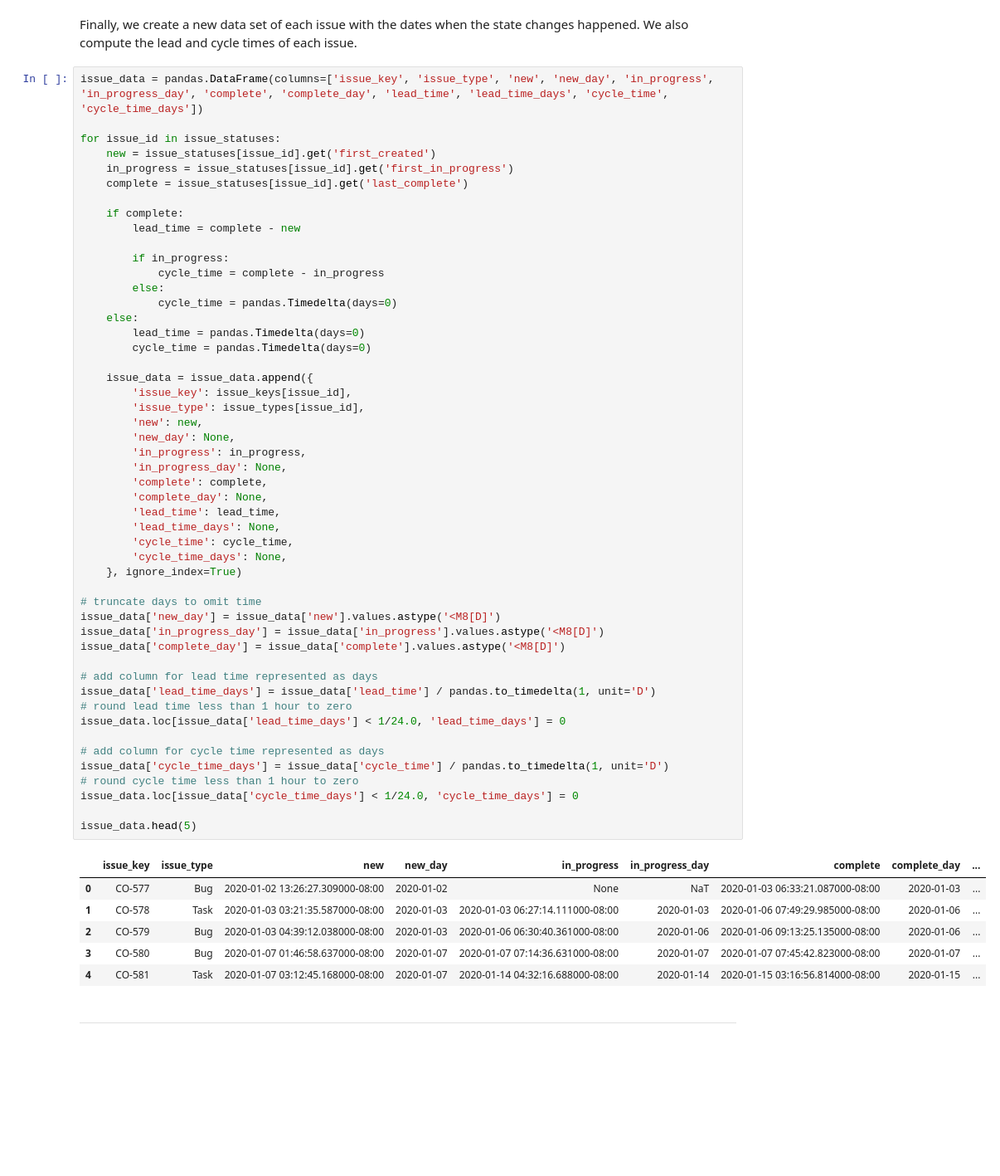
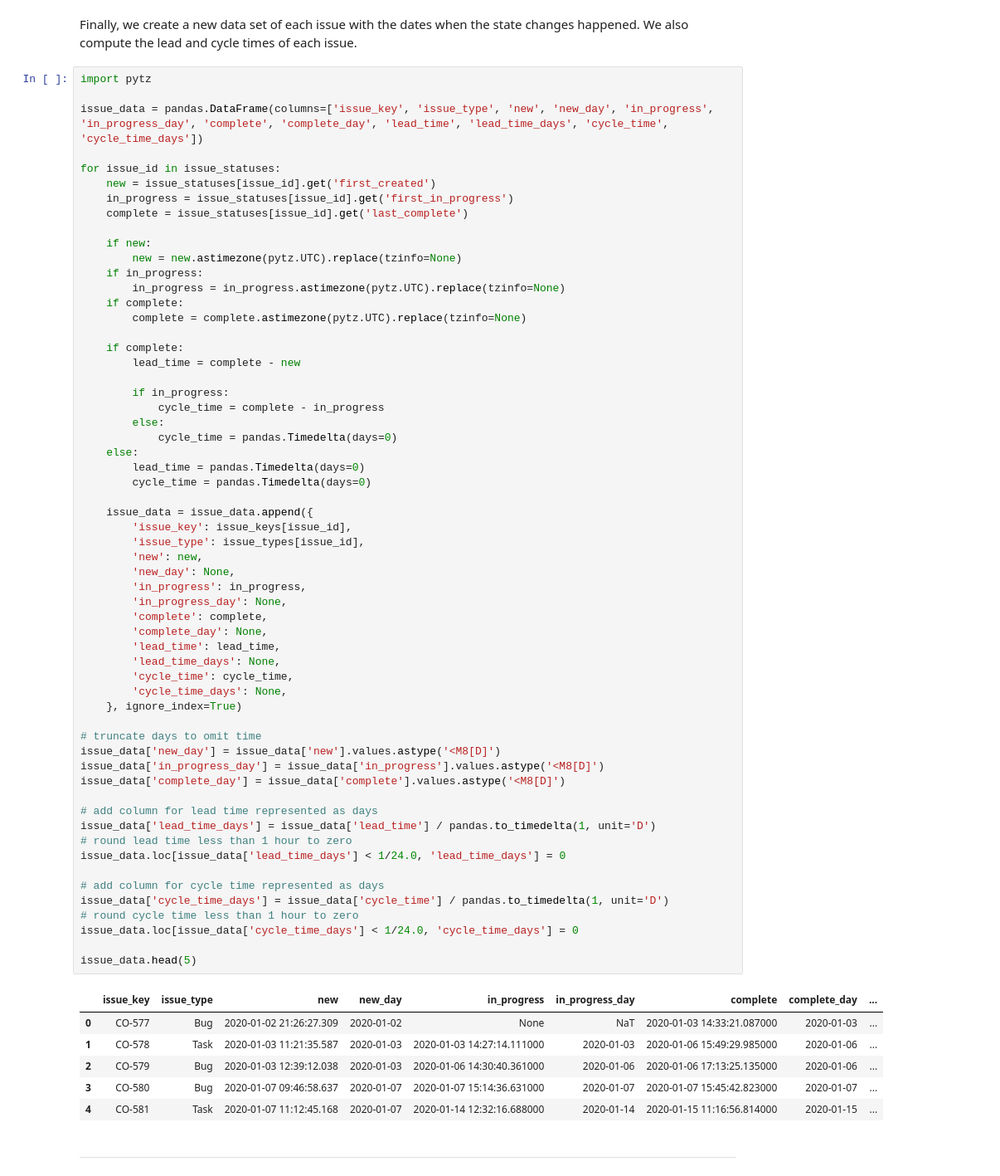
Before and after one commit to jsherer/kanban-metrics, a Jupyter notebook: kanban.ipynb, the cells around one changed output. Shown at 83% size. Drawn from its saved outputs; the diff is of its cells as text; blank space fills up the shorter version.

```diff
--- a/kanban.ipynb
+++ b/kanban.ipynb
@@ -83,12 +83,21 @@ for issue_id, issue in issues.items():
 # %% [markdown]
 Finally, we create a new data set of each issue with the dates when the state changes happened. We also compute the lead and cycle times of each issue.
 # %%
+import pytz
+
 issue_data = pandas.DataFrame(columns=['issue_key', 'issue_type', 'new', 'new_day', 'in_progress', 'in_progress_day', 'complete', 'complete_day', 'lead_time', 'lead_time_days', 'cycle_time', 'cycle_time_days'])
 
 for issue_id in issue_statuses:
     new = issue_statuses[issue_id].get('first_created')
     in_progress = issue_statuses[issue_id].get('first_in_progress')
     complete = issue_statuses[issue_id].get('last_complete')
+
+    if new:
+        new = new.astimezone(pytz.UTC).replace(tzinfo=None)
+    if in_progress:
+        in_progress = in_progress.astimezone(pytz.UTC).replace(tzinfo=None)
+    if complete:
+        complete = complete.astimezone(pytz.UTC).replace(tzinfo=None)
 
     if complete:
         lead_time = complete - new
@@ -107,38 +116,38 @@ for issue_id in issue_statuses:
         'new': new,
         'new_day': None,
         'in_progress': in_progress,
         'in_progress_day': None,
         'complete': complete,
         'complete_day': None,
         'lead_time': lead_time,
         'lead_time_days': None,
         'cycle_time': cycle_time,
         'cycle_time_days': None,
     }, ignore_index=True)
 
 # truncate days to omit time
 issue_data['new_day'] = issue_data['new'].values.astype('<M8[D]')
 issue_data['in_progress_day'] = issue_data['in_progress'].values.astype('<M8[D]')
 issue_data['complete_day'] = issue_data['complete'].values.astype('<M8[D]')
 
 # add column for lead time represented as days
 issue_data['lead_time_days'] = issue_data['lead_time'] / pandas.to_timedelta(1, unit='D')
 # round lead time less than 1 hour to zero
 issue_data.loc[issue_data['lead_time_days'] < 1/24.0, 'lead_time_days'] = 0
 
 # add column for cycle time represented as days
 issue_data['cycle_time_days'] = issue_data['cycle_time'] / pandas.to_timedelta(1, unit='D')
 # round cycle time less than 1 hour to zero
 issue_data.loc[issue_data['cycle_time_days'] < 1/24.0, 'cycle_time_days'] = 0
 
 issue_data.head(5)
 # %% [output]
 |  | issue_key | issue_type | new | new_day | in_progress | in_progress_day | complete | complete_day | ... |
-| 0 | CO-577 | Bug | 2020-01-02 13:26:27.309000-08:00 | 2020-01-02 | None | NaT | 2020-01-03 06:33:21.087000-08:00 | 2020-01-03 | ... |
-| 1 | CO-578 | Task | 2020-01-03 03:21:35.587000-08:00 | 2020-01-03 | 2020-01-03 06:27:14.111000-08:00 | 2020-01-03 | 2020-01-06 07:49:29.985000-08:00 | 2020-01-06 | ... |
-| 2 | CO-579 | Bug | 2020-01-03 04:39:12.038000-08:00 | 2020-01-03 | 2020-01-06 06:30:40.361000-08:00 | 2020-01-06 | 2020-01-06 09:13:25.135000-08:00 | 2020-01-06 | ... |
-| 3 | CO-580 | Bug | 2020-01-07 01:46:58.637000-08:00 | 2020-01-07 | 2020-01-07 07:14:36.631000-08:00 | 2020-01-07 | 2020-01-07 07:45:42.823000-08:00 | 2020-01-07 | ... |
-| 4 | CO-581 | Task | 2020-01-07 03:12:45.168000-08:00 | 2020-01-07 | 2020-01-14 04:32:16.688000-08:00 | 2020-01-14 | 2020-01-15 03:16:56.814000-08:00 | 2020-01-15 | ... |
+| 0 | CO-577 | Bug | 2020-01-02 21:26:27.309 | 2020-01-02 | None | NaT | 2020-01-03 14:33:21.087000 | 2020-01-03 | ... |
+| 1 | CO-578 | Task | 2020-01-03 11:21:35.587 | 2020-01-03 | 2020-01-03 14:27:14.111000 | 2020-01-03 | 2020-01-06 15:49:29.985000 | 2020-01-06 | ... |
+| 2 | CO-579 | Bug | 2020-01-03 12:39:12.038 | 2020-01-03 | 2020-01-06 14:30:40.361000 | 2020-01-06 | 2020-01-06 17:13:25.135000 | 2020-01-06 | ... |
+| 3 | CO-580 | Bug | 2020-01-07 09:46:58.637 | 2020-01-07 | 2020-01-07 15:14:36.631000 | 2020-01-07 | 2020-01-07 15:45:42.823000 | 2020-01-07 | ... |
+| 4 | CO-581 | Task | 2020-01-07 11:12:45.168 | 2020-01-07 | 2020-01-14 12:32:16.688000 | 2020-01-14 | 2020-01-15 11:16:56.814000 | 2020-01-15 | ... |
 # %% [markdown]
 
 ---
```
Also changed, not shown: parts of 4 cells of this notebook, 1 other file.
